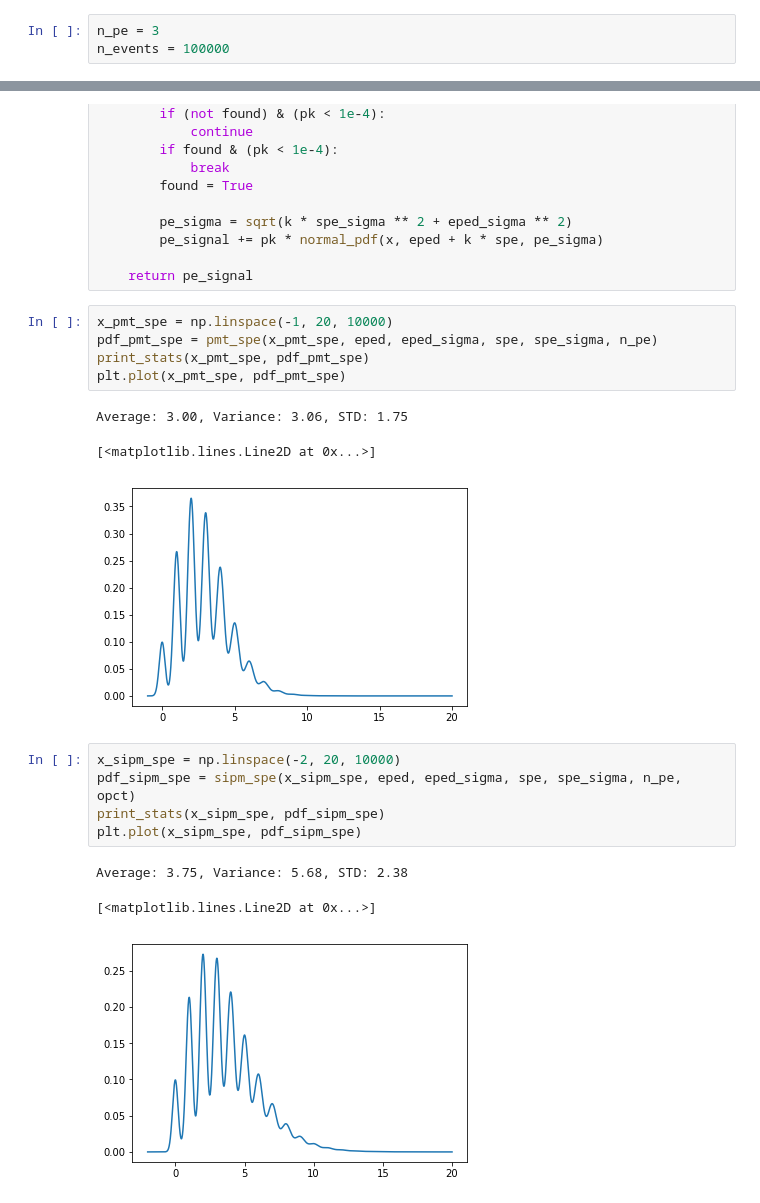
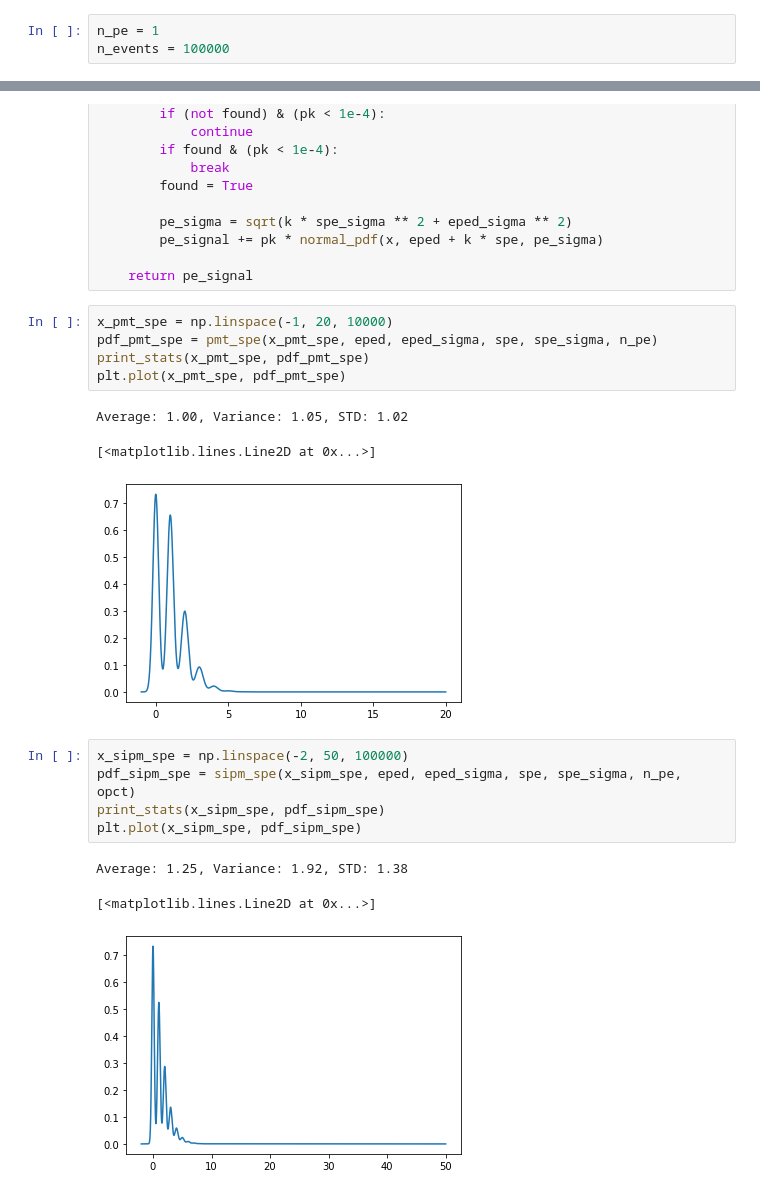
Before and after one commit to watsonjj/sstcam-sandbox, a Jupyter notebook: CHECLabPySB/d190813_ses_convolution/ses_convolution.ipynb, the cells around one changed output, grey strips where cells are left out. Saved outputs shown, nothing was run; the diff lists cells and outputs as text.

```diff
--- a/CHECLabPySB/d190813_ses_convolution/ses_convolution.ipynb
+++ b/CHECLabPySB/d190813_ses_convolution/ses_convolution.ipynb
@@ -68,5 +73,5 @@ plt.semilogy(x_sipm, pdf_sipm)
 # %%
-n_pe = 3
+n_pe = 1
 n_events = 100000
 # %% [markdown]
 ## Monte Carlo Approach
@@ -350,15 +359,15 @@ pdf_pmt_spe = pmt_spe(x_pmt_spe, eped, eped_sigma, spe, spe_sigma, n_pe)
 print_stats(x_pmt_spe, pdf_pmt_spe)
 plt.plot(x_pmt_spe, pdf_pmt_spe)
 # %% [output]
-Average: 3.00, Variance: 3.06, STD: 1.75
+Average: 1.00, Variance: 1.05, STD: 1.02
 [<matplotlib.lines.Line2D at 0x...>]
-[figure, old version]
+[figure, new version]
 # %%
-x_sipm_spe = np.linspace(-2, 20, 10000)
+x_sipm_spe = np.linspace(-2, 50, 100000)
 pdf_sipm_spe = sipm_spe(x_sipm_spe, eped, eped_sigma, spe, spe_sigma, n_pe, opct)
 print_stats(x_sipm_spe, pdf_sipm_spe)
 plt.plot(x_sipm_spe, pdf_sipm_spe)
 # %% [output]
-Average: 3.75, Variance: 5.68, STD: 2.38
+Average: 1.25, Variance: 1.92, STD: 1.38
 [<matplotlib.lines.Line2D at 0x...>]
-[figure, old version]
+[figure, new version]
```
Also changed, not shown: parts of 18 cells of this notebook, 3 other files.
